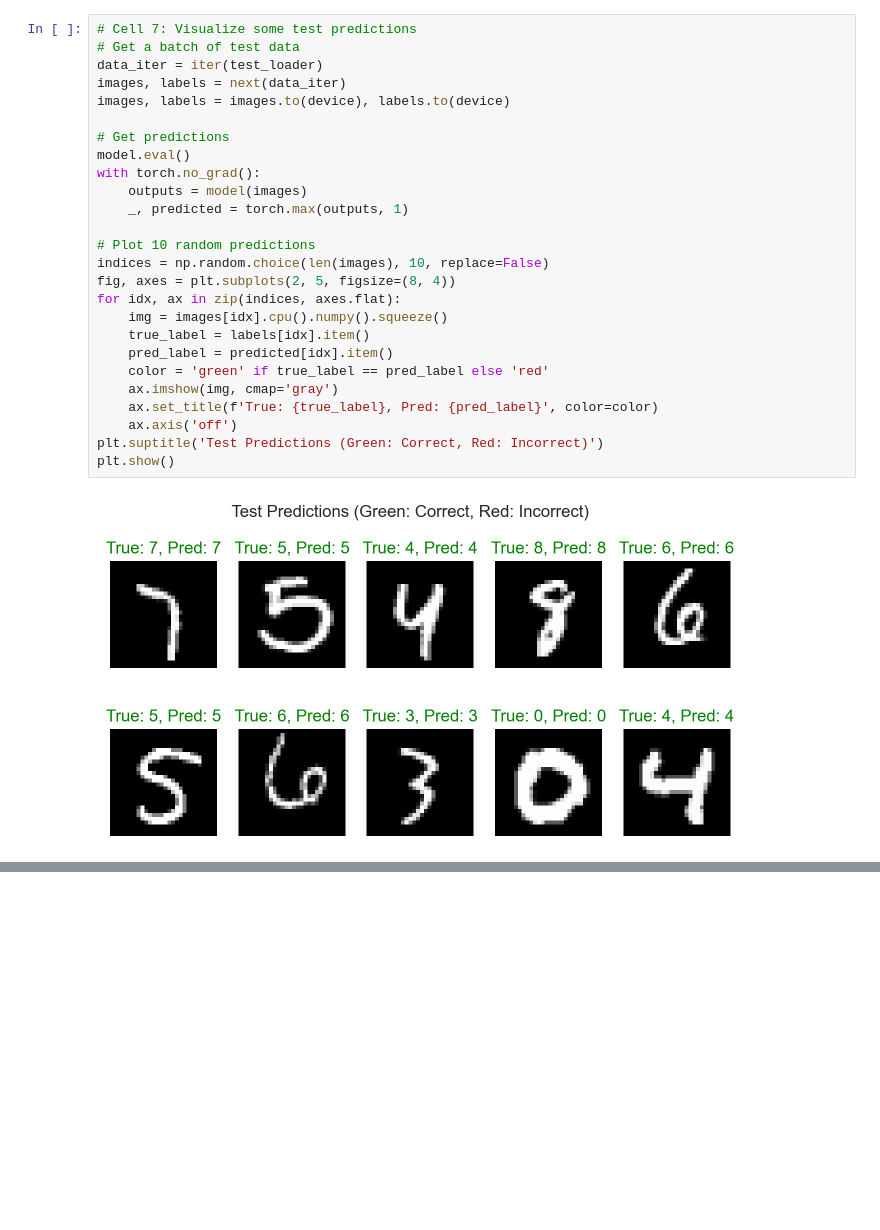
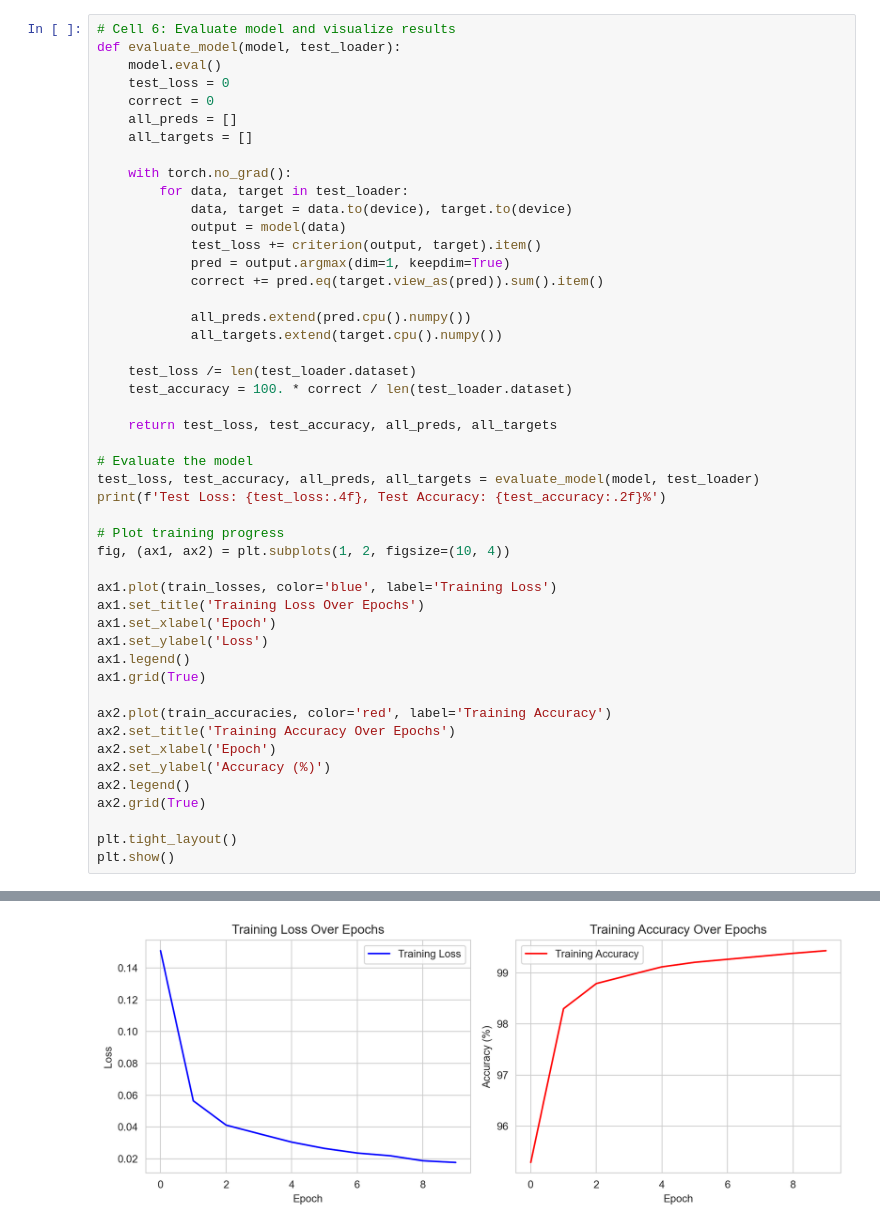
Before and after one commit to xlxsgit/machine-learning-lab, a Jupyter notebook: notebooks/3_Deep_Learning/2_cnn_models/CNN_Classification_on_MNIST.ipynb, the cells around one changed output, grey strips where cells are left out. Drawn from its saved outputs; the diff is of its cells as text; blank space fills up the shorter version.

```diff
--- a/notebooks/3_Deep_Learning/2_cnn_models/CNN_Classification_on_MNIST.ipynb
+++ b/notebooks/3_Deep_Learning/2_cnn_models/CNN_Classification_on_MNIST.ipynb
@@ -169,28 +178,49 @@ weighted avg     0.9904    0.9904    0.9904     10000
-# %%
-# Cell 7: Visualize some test predictions
-# Get a batch of test data
-data_iter = iter(test_loader)
-images, labels = next(data_iter)
-images, labels = images.to(device), labels.to(device)
-
-# Get predictions
-model.eval()
-with torch.no_grad():
-    outputs = model(images)
-    _, predicted = torch.max(outputs, 1)
-
-# Plot 10 random predictions
-indices = np.random.choice(len(images), 10, replace=False)
-fig, axes = plt.subplots(2, 5, figsize=(8, 4))
-for idx, ax in zip(indices, axes.flat):
-    img = images[idx].cpu().numpy().squeeze()
-    true_label = labels[idx].item()
-    pred_label = predicted[idx].item()
-    color = 'green' if true_label == pred_label else 'red'
-    ax.imshow(img, cmap='gray')
-    ax.set_title(f'True: {true_label}, Pred: {pred_label}', color=color)
-    ax.axis('off')
-plt.suptitle('Test Predictions (Green: Correct, Red: Incorrect)')
-plt.show()
-# %% [output]
-[figure, removed]
+# %%
+# Cell 6: Evaluate model and visualize results
+def evaluate_model(model, test_loader):
+    model.eval()
+    test_loss = 0
+    correct = 0
+    all_preds = []
+    all_targets = []
+
+    with torch.no_grad():
+        for data, target in test_loader:
+            data, target = data.to(device), target.to(device)
+            output = model(data)
+            test_loss += criterion(output, target).item()
+            pred = output.argmax(dim=1, keepdim=True)
+            correct += pred.eq(target.view_as(pred)).sum().item()
+
+            all_preds.extend(pred.cpu().numpy())
+            all_targets.extend(target.cpu().numpy())
+
+    test_loss /= len(test_loader.dataset)
+    test_accuracy = 100. * correct / len(test_loader.dataset)
+
+    return test_loss, test_accuracy, all_preds, all_targets
+
+# Evaluate the model
+test_loss, test_accuracy, all_preds, all_targets = evaluate_model(model, test_loader)
+print(f'Test Loss: {test_loss:.4f}, Test Accuracy: {test_accuracy:.2f}%')
+
+# Plot training progress
+fig, (ax1, ax2) = plt.subplots(1, 2, figsize=(10, 4))
+
+ax1.plot(train_losses, color='blue', label='Training Loss')
+ax1.set_title('Training Loss Over Epochs')
+ax1.set_xlabel('Epoch')
+ax1.set_ylabel('Loss')
+ax1.legend()
+ax1.grid(True)
+
+ax2.plot(train_accuracies, color='red', label='Training Accuracy')
+ax2.set_title('Training Accuracy Over Epochs')
+ax2.set_xlabel('Epoch')
+ax2.set_ylabel('Accuracy (%)')
+ax2.legend()
+ax2.grid(True)
+
+plt.tight_layout()
+plt.show()
+# %% [output]
@@ -196,0 +228 @@ plt.show()
+[figure, added]
```
Also changed, not shown: parts of 11 cells of this notebook, 10 other files.
